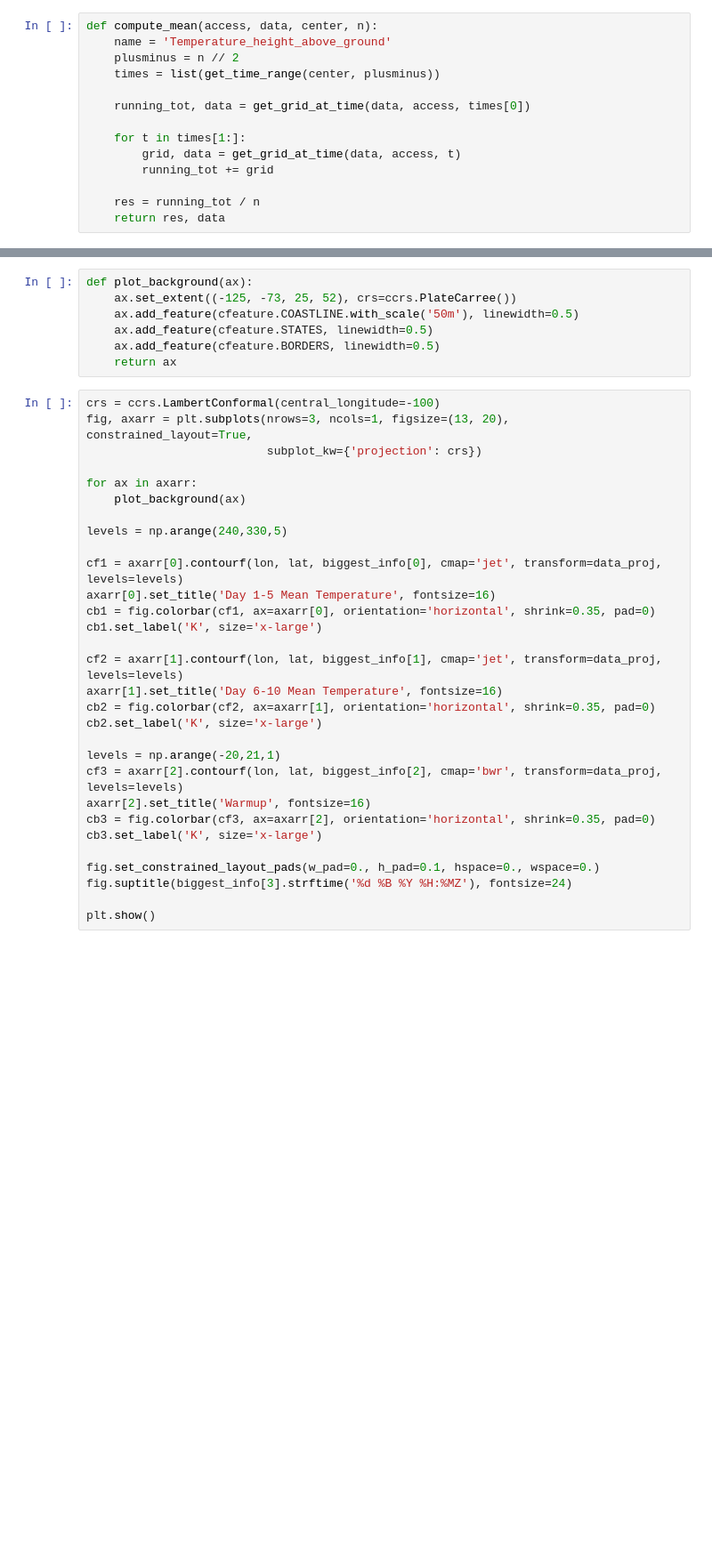
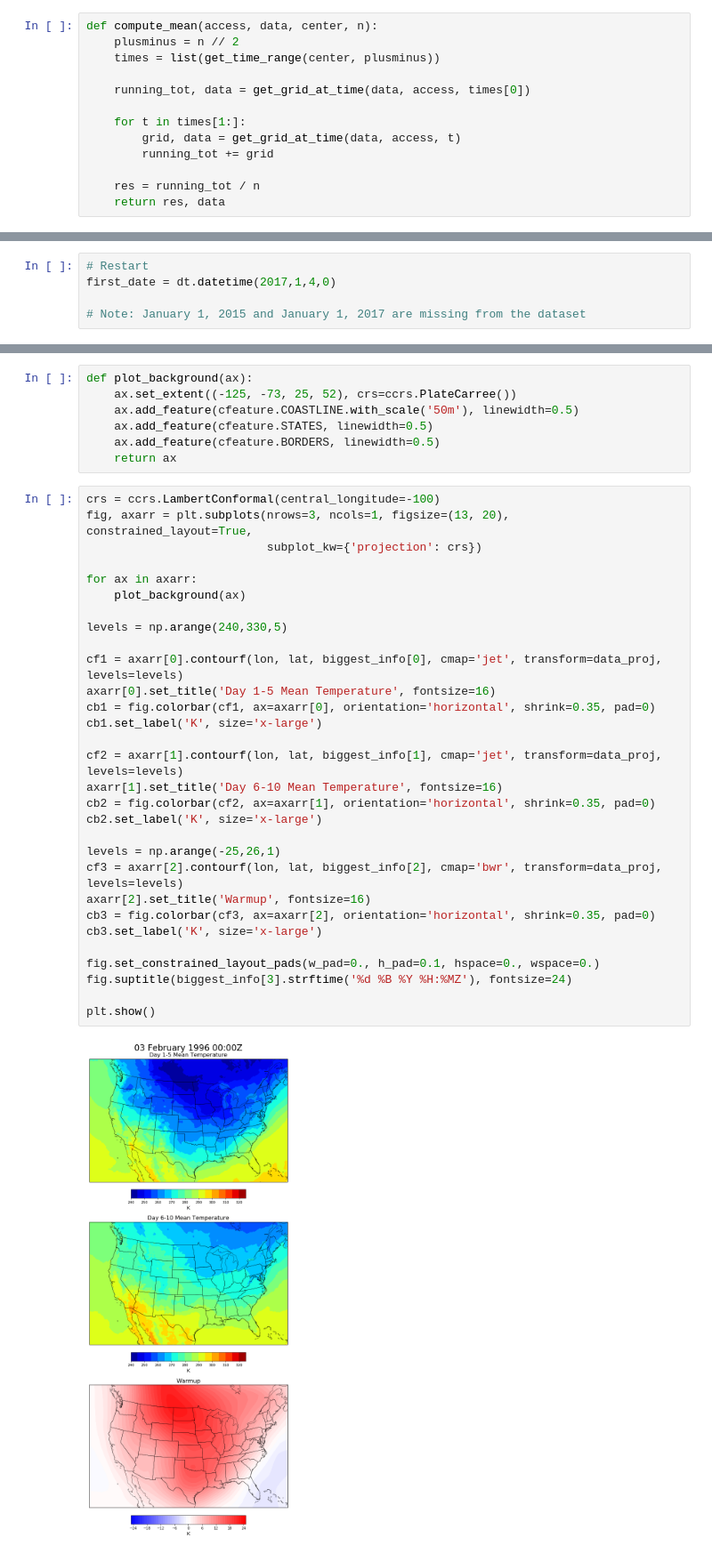
Before and after one commit to sgdecker/AppliedMet, a Jupyter notebook: Warmup2.ipynb, the cells around one changed output, grey strips where cells are left out. Shown at 89% size. Cells and saved outputs as stored; diff of their text form; blank space fills up the shorter version.

```diff
--- a/Warmup2.ipynb
+++ b/Warmup2.ipynb
@@ -55,7 +55,6 @@ def get_grid_at_time(data, access, t):
     return res, data
 # %%
 def compute_mean(access, data, center, n):
-    name = 'Temperature_height_above_ground'
     plusminus = n // 2
     times = list(get_time_range(center, plusminus))
 
@@ -76 +81,6 @@ temp_store = {}
+# %%
+# Restart
+first_date = dt.datetime(2017,1,4,0)
+
+# Note: January 1, 2015 and January 1, 2017 are missing from the dataset
 # %%
@@ -106,30 +128,32 @@ def plot_background(ax):
 # %%
 crs = ccrs.LambertConformal(central_longitude=-100)
 fig, axarr = plt.subplots(nrows=3, ncols=1, figsize=(13, 20), constrained_layout=True,
                           subplot_kw={'projection': crs})
 
 for ax in axarr:
     plot_background(ax)
 
 levels = np.arange(240,330,5)
 
 cf1 = axarr[0].contourf(lon, lat, biggest_info[0], cmap='jet', transform=data_proj, levels=levels)
 axarr[0].set_title('Day 1-5 Mean Temperature', fontsize=16)
 cb1 = fig.colorbar(cf1, ax=axarr[0], orientation='horizontal', shrink=0.35, pad=0)
 cb1.set_label('K', size='x-large')
 
 cf2 = axarr[1].contourf(lon, lat, biggest_info[1], cmap='jet', transform=data_proj, levels=levels)
 axarr[1].set_title('Day 6-10 Mean Temperature', fontsize=16)
 cb2 = fig.colorbar(cf2, ax=axarr[1], orientation='horizontal', shrink=0.35, pad=0)
 cb2.set_label('K', size='x-large')
 
-levels = np.arange(-20,21,1)
+levels = np.arange(-25,26,1)
 cf3 = axarr[2].contourf(lon, lat, biggest_info[2], cmap='bwr', transform=data_proj, levels=levels)
 axarr[2].set_title('Warmup', fontsize=16)
 cb3 = fig.colorbar(cf3, ax=axarr[2], orientation='horizontal', shrink=0.35, pad=0)
 cb3.set_label('K', size='x-large')
 
 fig.set_constrained_layout_pads(w_pad=0., h_pad=0.1, hspace=0., wspace=0.)
 fig.suptitle(biggest_info[3].strftime('%d %B %Y %H:%MZ'), fontsize=24)
 
 plt.show()
+# %% [output]
+[figure, added]
```
Also changed, not shown: parts of 2 cells of this notebook.
